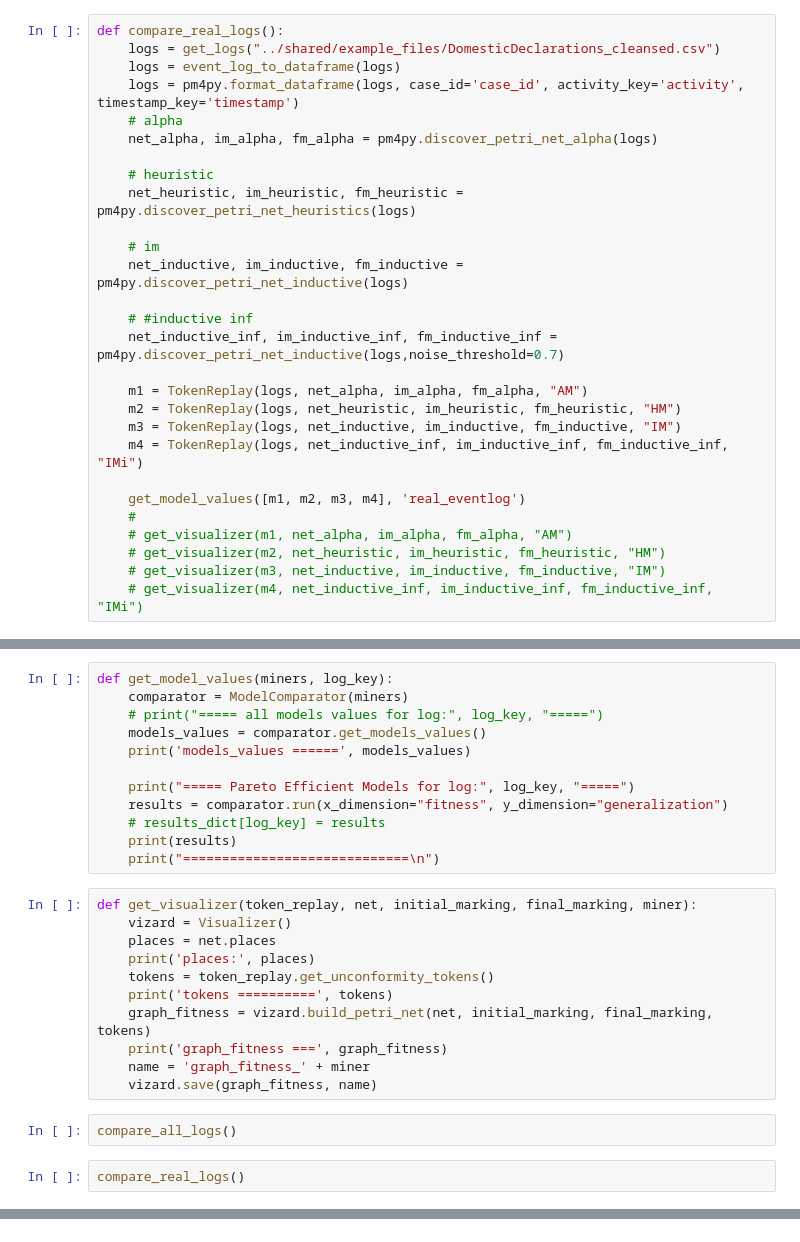
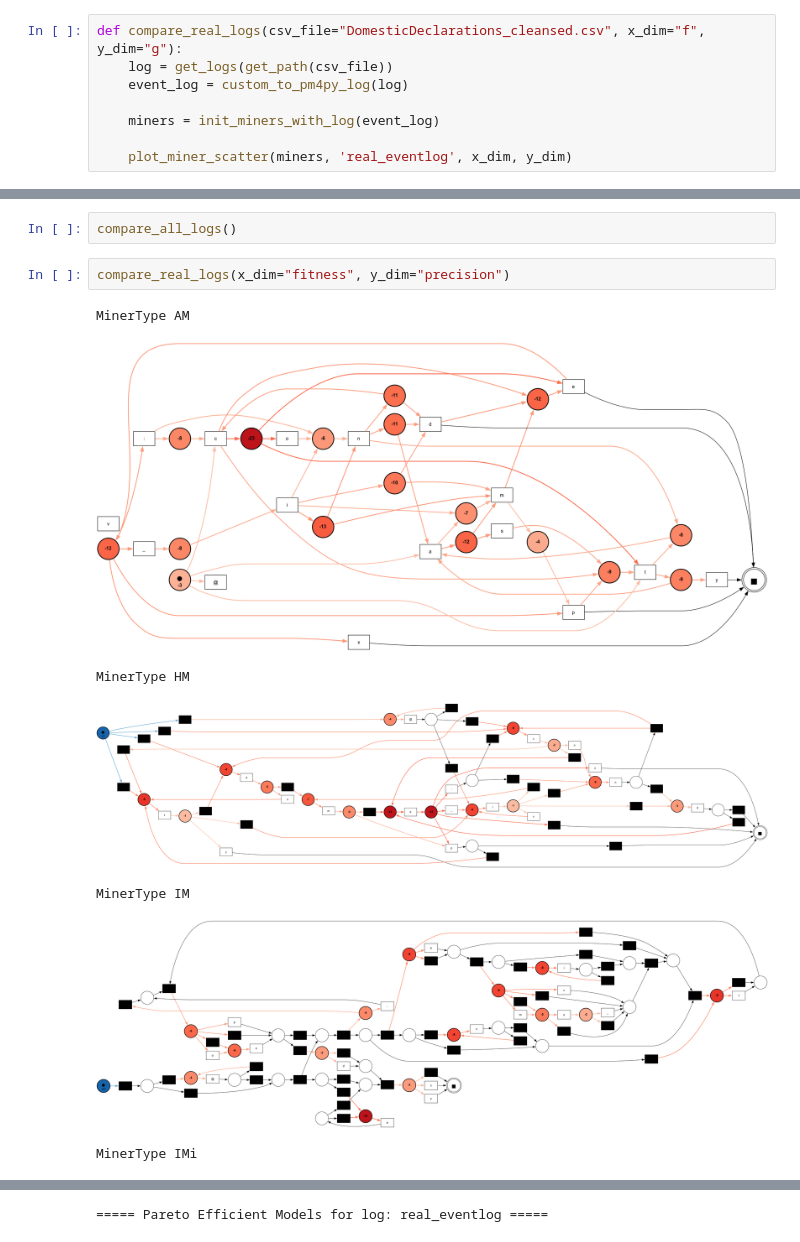
Before and after one commit to collinleiber/LMU_Master_Practical_SoSe24, a Jupyter notebook: practical/ProcessMining/group1/task4/dimension_experiments.ipynb, the cells around one changed output, grey strips where cells are left out. Drawn from its saved outputs; the diff is of its cells as text.

```diff
--- a/practical/ProcessMining/group1/task4/dimension_experiments.ipynb
+++ b/practical/ProcessMining/group1/task4/dimension_experiments.ipynb
@@ -11,29 +64,9 @@ def get_logs(file_path):
 # %%
-def compare_real_logs():
-    logs = get_logs("../shared/example_files/DomesticDeclarations_cleansed.csv")
-    logs = event_log_to_dataframe(logs)
-    logs = pm4py.format_dataframe(logs, case_id='case_id', activity_key='activity', timestamp_key='timestamp')
-    # alpha
-    net_alpha, im_alpha, fm_alpha = pm4py.discover_petri_net_alpha(logs)
+def compare_real_logs(csv_file="DomesticDeclarations_cleansed.csv", x_dim="f", y_dim="g"):
+    log = get_logs(get_path(csv_file))
+    event_log = custom_to_pm4py_log(log)
 
-    # heuristic
-    net_heuristic, im_heuristic, fm_heuristic = pm4py.discover_petri_net_heuristics(logs)
+    miners = init_miners_with_log(event_log)
 
-    # im
-    net_inductive, im_inductive, fm_inductive = pm4py.discover_petri_net_inductive(logs)
-
-    # #inductive inf
-    net_inductive_inf, im_inductive_inf, fm_inductive_inf = pm4py.discover_petri_net_inductive(logs,noise_threshold=0.7)
-
-    m1 = TokenReplay(logs, net_alpha, im_alpha, fm_alpha, "AM")
-    m2 = TokenReplay(logs, net_heuristic, im_heuristic, fm_heuristic, "HM")
-    m3 = TokenReplay(logs, net_inductive, im_inductive, fm_inductive, "IM")
-    m4 = TokenReplay(logs, net_inductive_inf, im_inductive_inf, fm_inductive_inf, "IMi")
-
-    get_model_values([m1, m2, m3, m4], 'real_eventlog')
-    #
-    # get_visualizer(m1, net_alpha, im_alpha, fm_alpha, "AM")
-    # get_visualizer(m2, net_heuristic, im_heuristic, fm_heuristic, "HM")
-    # get_visualizer(m3, net_inductive, im_inductive, fm_inductive, "IM")
-    # get_visualizer(m4, net_inductive_inf, im_inductive_inf, fm_inductive_inf, "IMi")
+    plot_miner_scatter(miners, 'real_eventlog', x_dim, y_dim)
 # %%
@@ -106,27 +126,12 @@ def compare_all_logs():
-# %%
-def get_model_values(miners, log_key):
-    comparator = ModelComparator(miners)
-    # print("===== all models values for log:", log_key, "=====")
-    models_values = comparator.get_models_values()
-    print('models_values ======', models_values)
-
-    print("===== Pareto Efficient Models for log:", log_key, "=====")
-    results = comparator.run(x_dimension="fitness", y_dimension="generalization")
-    # results_dict[log_key] = results
-    print(results)
-    print("=============================\n")
-# %%
-def get_visualizer(token_replay, net, initial_marking, final_marking, miner):
-    vizard = Visualizer()
-    places = net.places
-    print('places:', places)
-    tokens = token_replay.get_unconformity_tokens()
-    print('tokens ==========', tokens)
-    graph_fitness = vizard.build_petri_net(net, initial_marking, final_marking, tokens)
-    print('graph_fitness ===', graph_fitness)
-    name = 'graph_fitness_' + miner
-    vizard.save(graph_fitness, name)
-# %%
-compare_all_logs()
 # %%
-compare_real_logs()
+compare_all_logs()
+# %%
+compare_real_logs(x_dim="fitness", y_dim="precision")
+# %% [output]
+MinerType AM
+[figure, added]
+MinerType HM
+[figure, added]
+MinerType IM
+[figure, added]
+MinerType IMi
@@ -132,0 +139 @@ compare_real_logs()
+===== Pareto Efficient Models for log: real_eventlog =====
```
Also changed, not shown: parts of 15 cells of this notebook, 1 other file.
